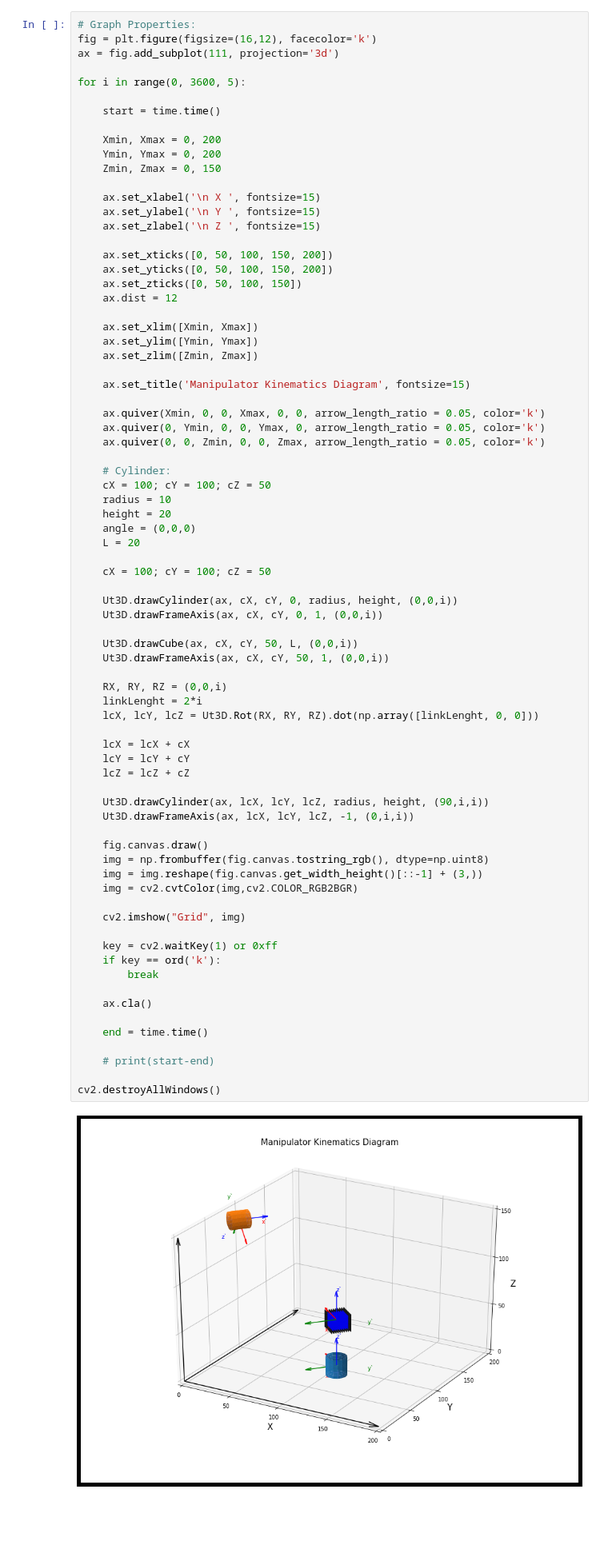
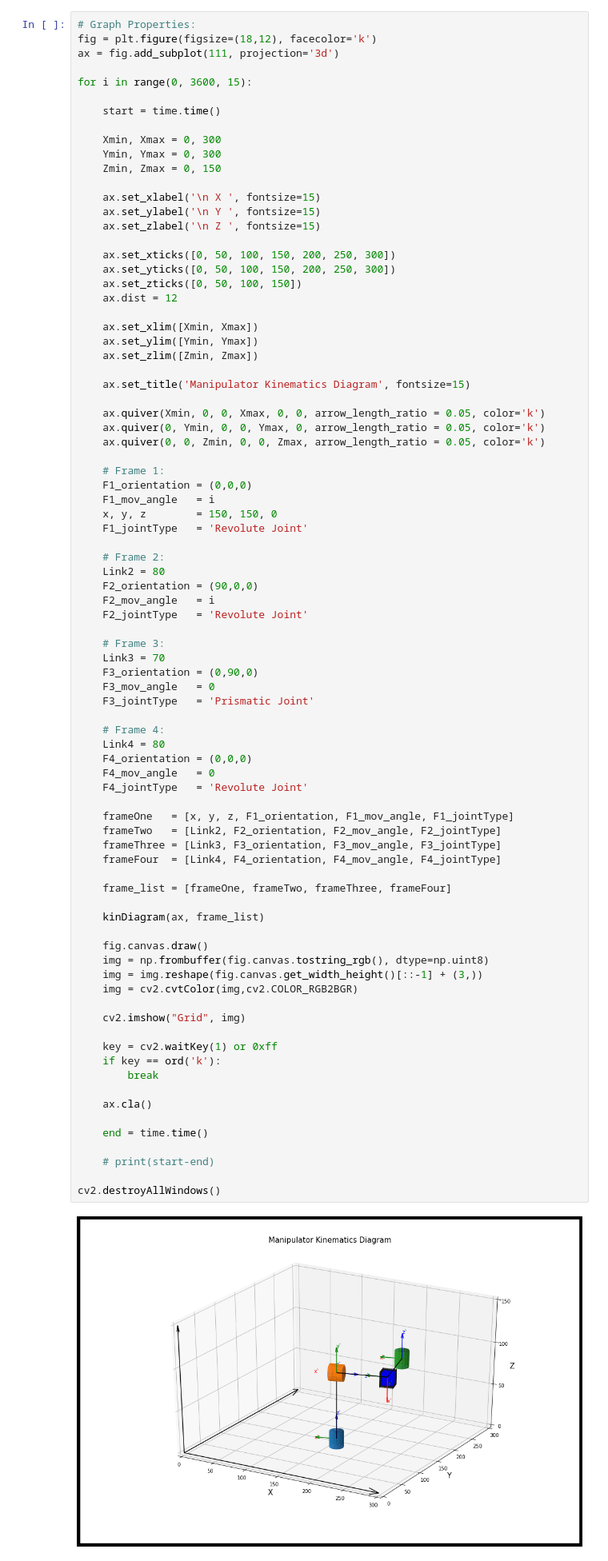
Before and after one commit to Mafeuz/Robotics, a Jupyter notebook: Manipulator Kinematics/Manipulator Kinematics.ipynb, the cells around one changed output. Shown at 80% size. Saved outputs shown, nothing was run; the diff lists cells and outputs as text; blank space fills up the shorter version.

Commit message:
adjust frame1 plot

```diff
--- a/Manipulator Kinematics/Manipulator Kinematics.ipynb
+++ b/Manipulator Kinematics/Manipulator Kinematics.ipynb
@@ -21,23 +22,23 @@ import OpCV_Utils
 import Utils_3D as Ut3D
 # %%
 # Graph Properties:
-fig = plt.figure(figsize=(16,12), facecolor='k')
+fig = plt.figure(figsize=(18,12), facecolor='k')
 ax = fig.add_subplot(111, projection='3d')
 
-for i in range(0, 3600, 5):
+for i in range(0, 3600, 15):
 
     start = time.time()
 
-    Xmin, Xmax = 0, 200
-    Ymin, Ymax = 0, 200
+    Xmin, Xmax = 0, 300
+    Ymin, Ymax = 0, 300
     Zmin, Zmax = 0, 150
 
     ax.set_xlabel('\n X ', fontsize=15)
     ax.set_ylabel('\n Y ', fontsize=15)
     ax.set_zlabel('\n Z ', fontsize=15)
 
-    ax.set_xticks([0, 50, 100, 150, 200])
-    ax.set_yticks([0, 50, 100, 150, 200])
+    ax.set_xticks([0, 50, 100, 150, 200, 250, 300])
+    ax.set_yticks([0, 50, 100, 150, 200, 250, 300])
     ax.set_zticks([0, 50, 100, 150])
     ax.dist = 12
 
@@ -50,50 +51,57 @@ for i in range(0, 3600, 5):
     ax.quiver(Xmin, 0, 0, Xmax, 0, 0, arrow_length_ratio = 0.05, color='k')
     ax.quiver(0, Ymin, 0, 0, Ymax, 0, arrow_length_ratio = 0.05, color='k')
     ax.quiver(0, 0, Zmin, 0, 0, Zmax, arrow_length_ratio = 0.05, color='k')
 
-    # Cylinder:
-    cX = 100; cY = 100; cZ = 50
-    radius = 10
-    height = 20
-    angle = (0,0,0)
-    L = 20
+    # Frame 1:
+    F1_orientation = (0,0,0)
+    F1_mov_angle   = i
+    x, y, z        = 150, 150, 0
+    F1_jointType   = 'Revolute Joint'
 
-    cX = 100; cY = 100; cZ = 50
+    # Frame 2:
+    Link2 = 80
+    F2_orientation = (90,0,0)
+    F2_mov_angle   = i
+    F2_jointType   = 'Revolute Joint'
 
-    Ut3D.drawCylinder(ax, cX, cY, 0, radius, height, (0,0,i))
-    Ut3D.drawFrameAxis(ax, cX, cY, 0, 1, (0,0,i))
+    # Frame 3:
+    Link3 = 70
+    F3_orientation = (0,90,0)
+    F3_mov_angle   = 0
+    F3_jointType   = 'Prismatic Joint'
 
-    Ut3D.drawCube(ax, cX, cY, 50, L, (0,0,i))
-    Ut3D.drawFrameAxis(ax, cX, cY, 50, 1, (0,0,i))
+    # Frame 4:
+    Link4 = 80
+    F4_orientation = (0,0,0)
+    F4_mov_angle   = 0
+    F4_jointType   = 'Revolute Joint'
 
-    RX, RY, RZ = (0,0,i)
-    linkLenght = 2*i
-    lcX, lcY, lcZ = Ut3D.Rot(RX, RY, RZ).dot(np.array([linkLenght, 0, 0]))
+    frameOne   = [x, y, z, F1_orientation, F1_mov_angle, F1_jointType]
+    frameTwo   = [Link2, F2_orientation, F2_mov_angle, F2_jointType]
+    frameThree = [Link3, F3_orientation, F3_mov_angle, F3_jointType]
+    frameFour  = [Link4, F4_orientation, F4_mov_angle, F4_jointType]
 
-    lcX = lcX + cX
-    lcY = lcY + cY
-    lcZ = lcZ + cZ
+    frame_list = [frameOne, frameTwo, frameThree, frameFour]
 
-    Ut3D.drawCylinder(ax, lcX, lcY, lcZ, radius, height, (90,i,i))
-    Ut3D.drawFrameAxis(ax, lcX, lcY, lcZ, -1, (0,i,i))
+    kinDiagram(ax, frame_list)
 
     fig.canvas.draw()
     img = np.frombuffer(fig.canvas.tostring_rgb(), dtype=np.uint8)
     img = img.reshape(fig.canvas.get_width_height()[::-1] + (3,))
     img = cv2.cvtColor(img,cv2.COLOR_RGB2BGR)
 
     cv2.imshow("Grid", img)
 
     key = cv2.waitKey(1) or 0xff
     if key == ord('k'):
         break
 
     ax.cla()
 
     end = time.time()
 
     # print(start-end)
 
 cv2.destroyAllWindows()
 # %% [output]
-[figure, old version]
+[figure, new version]
```
Also changed, not shown: parts of 6 cells of this notebook, 1 other file.
